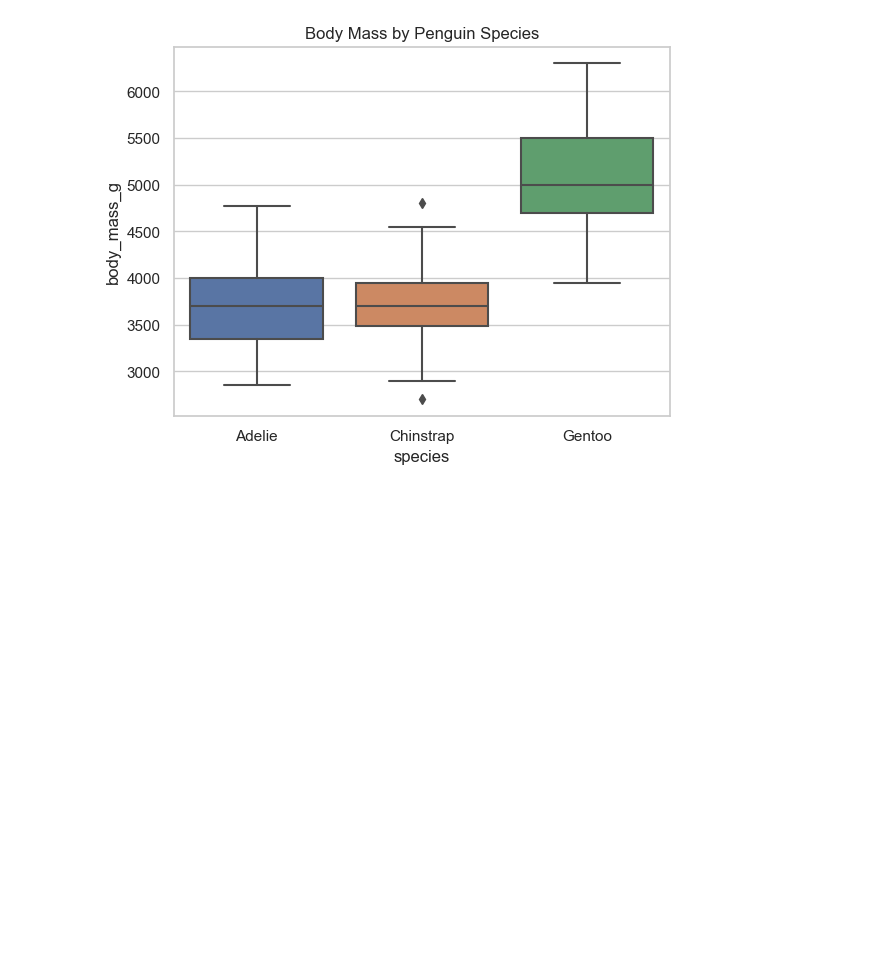
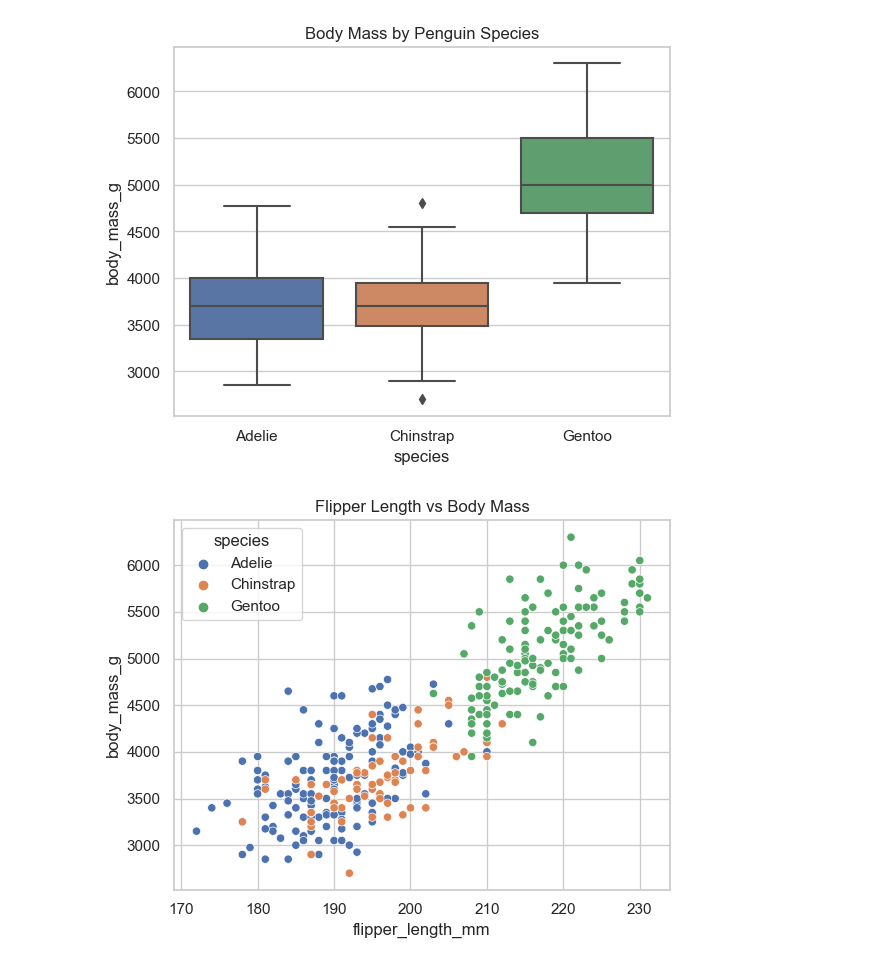
Before and after one commit to LionIron/dis08-ws2526, a Jupyter notebook: labs/08/analysis.ipynb, the cells around one changed output. Drawn from its saved outputs; the diff is of its cells as text; code cells hidden in the pictures; blank space fills up the shorter version.

```diff
--- a/labs/08/analysis.ipynb
+++ b/labs/08/analysis.ipynb
@@ -90,3 +85,15 @@ plt.title("Body Mass by Penguin Species")
 plt.show()
 # %% [output]
 [figure]
+# %%
+plt.figure()
+sns.scatterplot(
+    data=penguins,
+    x='flipper_length_mm',
+    y='body_mass_g',
+    hue='species'
+)
+plt.title("Flipper Length vs Body Mass")
+plt.show()
+# %% [output]
+[figure, added]
```
Also changed, not shown: parts of 9 cells of this notebook.
